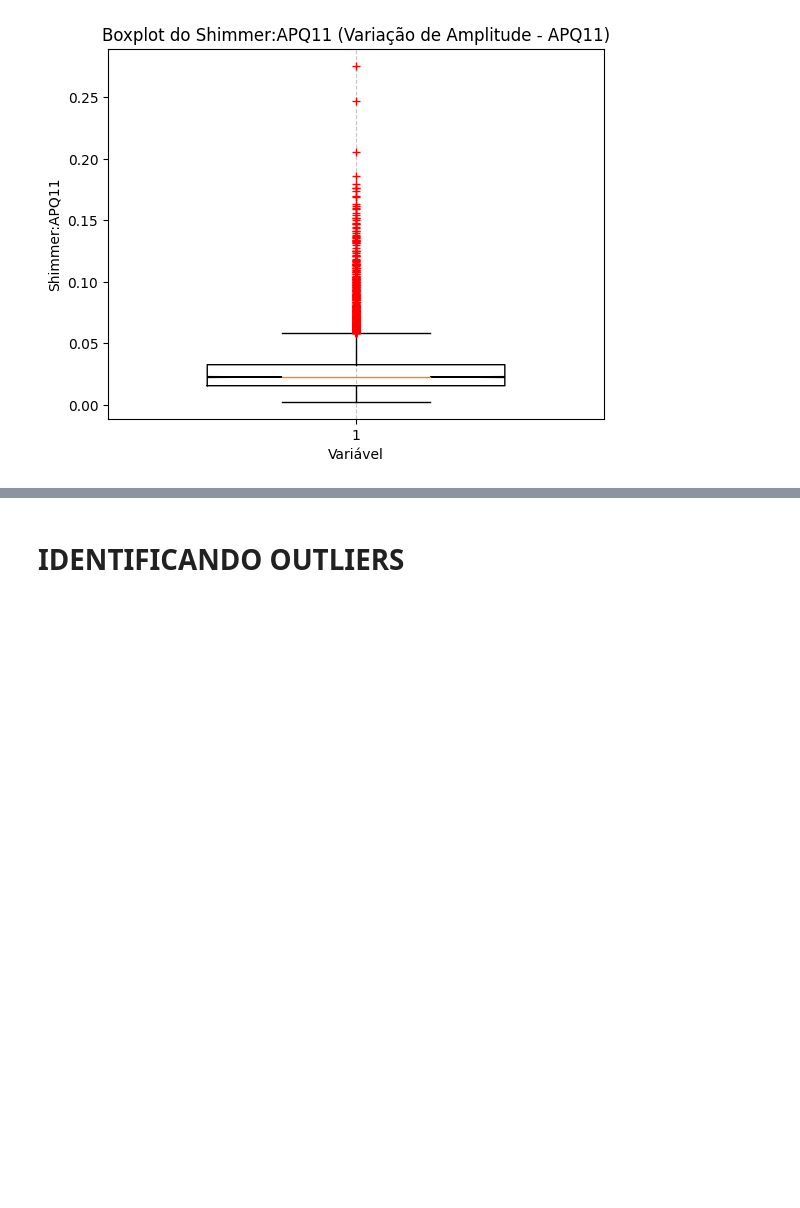
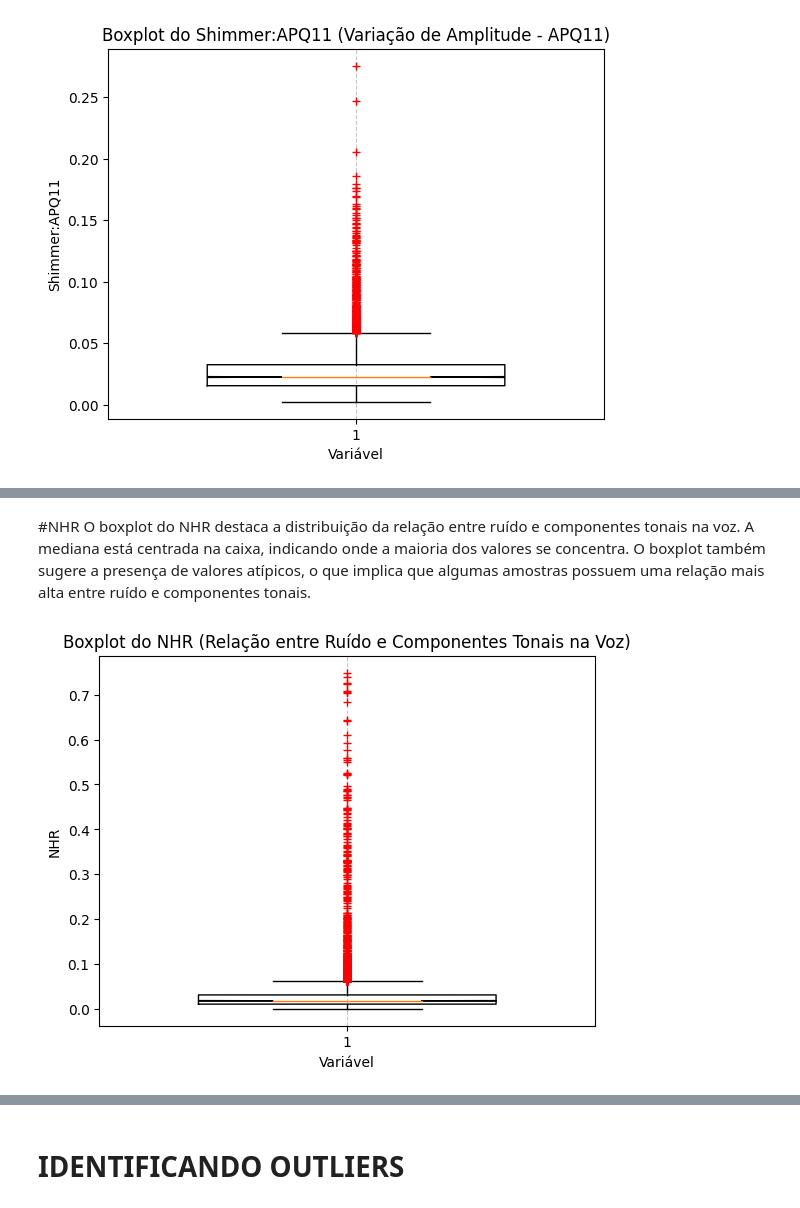
Before and after one commit to KacioSilva/ProjetoAM, a Jupyter notebook: Prova_AM.ipynb, the cells around one changed output, grey strips where cells are left out. Saved outputs shown, nothing was run; the diff lists cells and outputs as text; code cells hidden in the pictures; blank space fills up the shorter version.

```diff
--- a/Prova_AM.ipynb
+++ b/Prova_AM.ipynb
@@ -430,0 +458,14 @@ plt.show()
+# %% [markdown]
+#NHR
+O boxplot do NHR destaca a distribuição da relação entre ruído e componentes tonais na voz. A mediana está centrada na caixa, indicando onde a maioria dos valores se concentra. O boxplot também sugere a presença de valores atípicos, o que implica que algumas amostras possuem uma relação mais alta entre ruído e componentes tonais.
+# %%
+import matplotlib.pyplot as plt
+
+plt.boxplot(df['NHR'], sym='r+', widths=0.6, notch=True)
+plt.title('Boxplot do NHR (Relação entre Ruído e Componentes Tonais na Voz)')
+plt.xlabel('Variável')
+plt.ylabel('NHR')
+plt.grid(axis='x', linestyle='--', alpha=0.7)
+plt.show()
+# %% [output]
+[figure, added]
```
Also changed, not shown: parts of 24 cells of this notebook.
